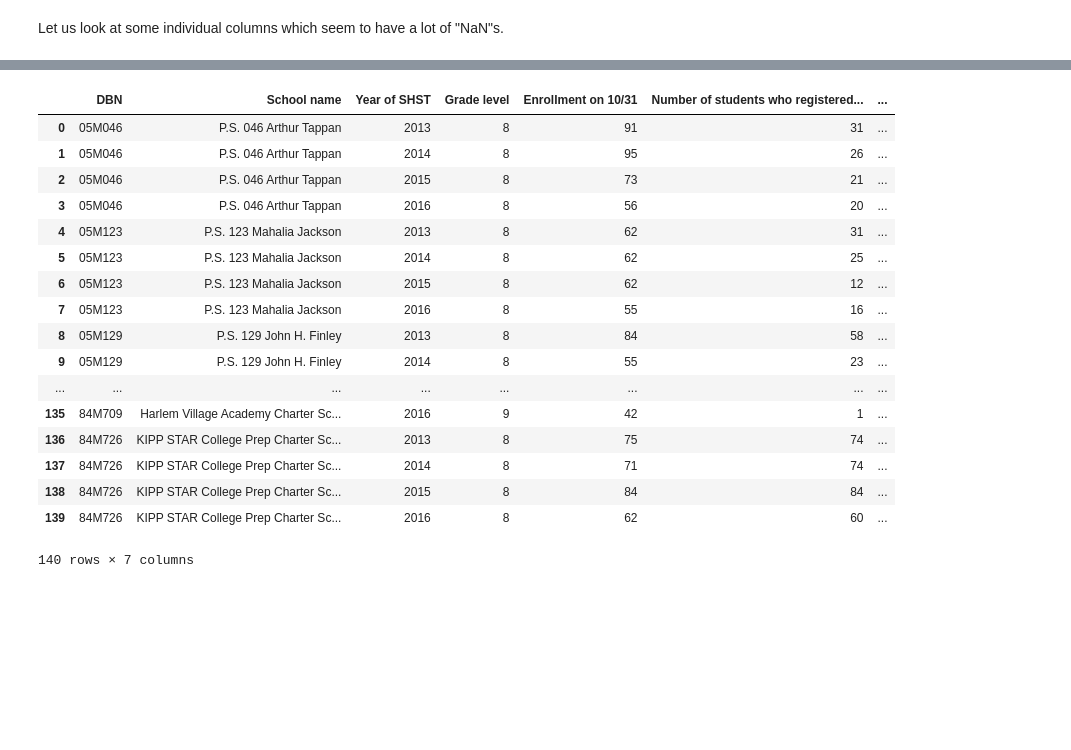
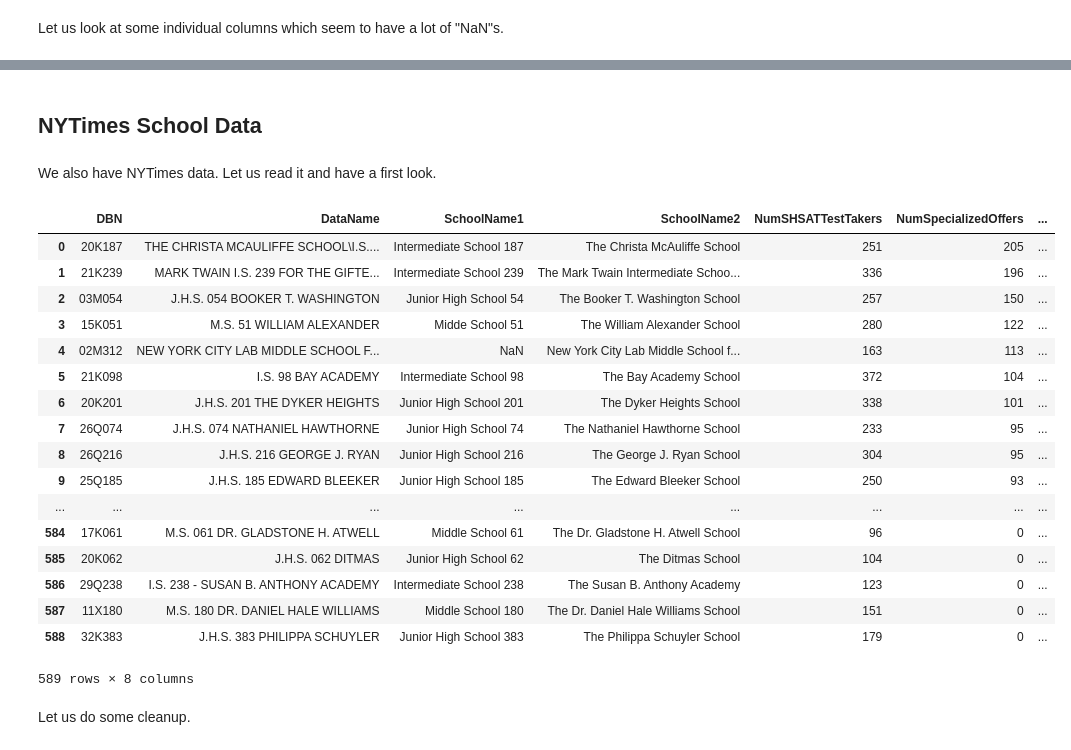
Before and after one commit to mwinton/W207-final-project, a Jupyter notebook: PASSNYC_deepak_nagaraj.ipynb, the cells around one changed output, grey strips where cells are left out. Drawn from its saved outputs; the diff is of its cells as text; code cells hidden in the pictures; blank space fills up the shorter version.

Commit message:
Add DOE data, do initial join

```diff
--- a/PASSNYC_deepak_nagaraj.ipynb
+++ b/PASSNYC_deepak_nagaraj.ipynb
@@ -177,21 +171,29 @@ display(nulls_df.query('adjusted_grade == False'))
+# %% [markdown]
+## NYTimes School Data
+# %% [markdown]
+We also have NYTimes data.  Let us read it and have a first look.
+# %%
+nyt_df = pd.read_csv('nytdf.csv')
 # %%
-display(shsat_df)
+display(nyt_df)
 # %% [output]
-|  | DBN | School name | Year of SHST | Grade level | Enrollment on 10/31 | Number of students who registered... | ... |
-| 0 | 05M046 | P.S. 046 Arthur Tappan | 2013 | 8 | 91 | 31 | ... |
-| 1 | 05M046 | P.S. 046 Arthur Tappan | 2014 | 8 | 95 | 26 | ... |
-| 2 | 05M046 | P.S. 046 Arthur Tappan | 2015 | 8 | 73 | 21 | ... |
-| 3 | 05M046 | P.S. 046 Arthur Tappan | 2016 | 8 | 56 | 20 | ... |
-| 4 | 05M123 | P.S. 123 Mahalia Jackson | 2013 | 8 | 62 | 31 | ... |
-| 5 | 05M123 | P.S. 123 Mahalia Jackson | 2014 | 8 | 62 | 25 | ... |
-| 6 | 05M123 | P.S. 123 Mahalia Jackson | 2015 | 8 | 62 | 12 | ... |
-| 7 | 05M123 | P.S. 123 Mahalia Jackson | 2016 | 8 | 55 | 16 | ... |
-| 8 | 05M129 | P.S. 129 John H. Finley | 2013 | 8 | 84 | 58 | ... |
-| 9 | 05M129 | P.S. 129 John H. Finley | 2014 | 8 | 55 | 23 | ... |
+|  | DBN | DataName | SchoolName1 | SchoolName2 | NumSHSATTestTakers | NumSpecializedOffers | ... |
+| 0 | 20K187 | THE CHRISTA MCAULIFFE SCHOOL\I.S.... | Intermediate School 187 | The Christa McAuliffe School | 251 | 205 | ... |
+| 1 | 21K239 | MARK TWAIN I.S. 239 FOR THE GIFTE... | Intermediate School 239 | The Mark Twain Intermediate Schoo... | 336 | 196 | ... |
+| 2 | 03M054 | J.H.S. 054 BOOKER T. WASHINGTON | Junior High School 54 | The Booker T. Washington School | 257 | 150 | ... |
+| 3 | 15K051 | M.S. 51 WILLIAM ALEXANDER | Midde School 51 | The William Alexander School | 280 | 122 | ... |
+| 4 | 02M312 | NEW YORK CITY LAB MIDDLE SCHOOL F... | NaN | New York City Lab Middle School f... | 163 | 113 | ... |
+| 5 | 21K098 | I.S. 98 BAY ACADEMY | Intermediate School 98 | The Bay Academy School | 372 | 104 | ... |
+| 6 | 20K201 | J.H.S. 201 THE DYKER HEIGHTS | Junior High School 201 | The Dyker Heights School | 338 | 101 | ... |
+| 7 | 26Q074 | J.H.S. 074 NATHANIEL HAWTHORNE | Junior High School 74 | The Nathaniel Hawthorne School | 233 | 95 | ... |
+| 8 | 26Q216 | J.H.S. 216 GEORGE J. RYAN | Junior High School 216 | The George J. Ryan School | 304 | 95 | ... |
+| 9 | 25Q185 | J.H.S. 185 EDWARD BLEEKER | Junior High School 185 | The Edward Bleeker School | 250 | 93 | ... |
 | ... | ... | ... | ... | ... | ... | ... | ... |
-| 135 | 84M709 | Harlem Village Academy Charter Sc... | 2016 | 9 | 42 | 1 | ... |
-| 136 | 84M726 | KIPP STAR College Prep Charter Sc... | 2013 | 8 | 75 | 74 | ... |
-| 137 | 84M726 | KIPP STAR College Prep Charter Sc... | 2014 | 8 | 71 | 74 | ... |
-| 138 | 84M726 | KIPP STAR College Prep Charter Sc... | 2015 | 8 | 84 | 84 | ... |
-| 139 | 84M726 | KIPP STAR College Prep Charter Sc... | 2016 | 8 | 62 | 60 | ... |
+| 584 | 17K061 | M.S. 061 DR. GLADSTONE H. ATWELL | Middle School 61 | The Dr. Gladstone H. Atwell School | 96 | 0 | ... |
+| 585 | 20K062 | J.H.S. 062 DITMAS | Junior High School 62 | The Ditmas School | 104 | 0 | ... |
+| 586 | 29Q238 | I.S. 238 - SUSAN B. ANTHONY ACADEMY | Intermediate School 238 | The Susan B. Anthony Academy | 123 | 0 | ... |
+| 587 | 11X180 | M.S. 180 DR. DANIEL HALE WILLIAMS | Middle School 180 | The Dr. Daniel Hale Williams School | 151 | 0 | ... |
+| 588 | 32K383 | J.H.S. 383 PHILIPPA SCHUYLER | Junior High School 383 | The Philippa Schuyler School | 179 | 0 | ... |
-140 rows × 7 columns
+589 rows × 8 columns
+# %% [markdown]
+Let us do some cleanup.
```
Also changed, not shown: parts of 16 cells of this notebook, 3 other files.
